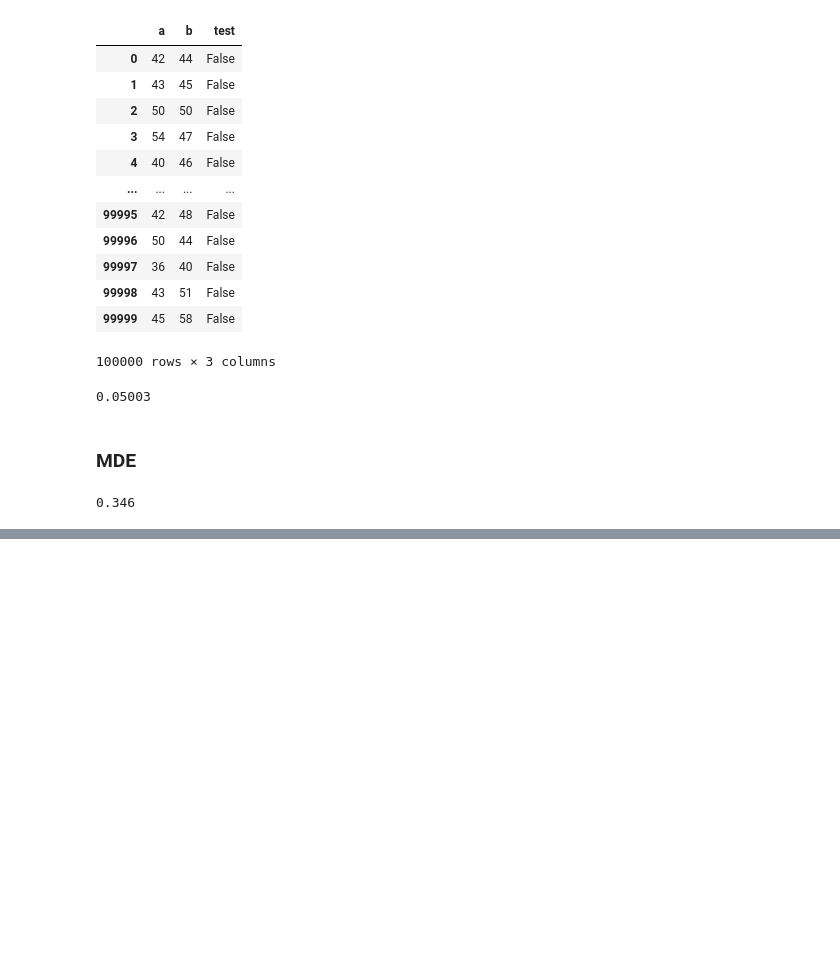
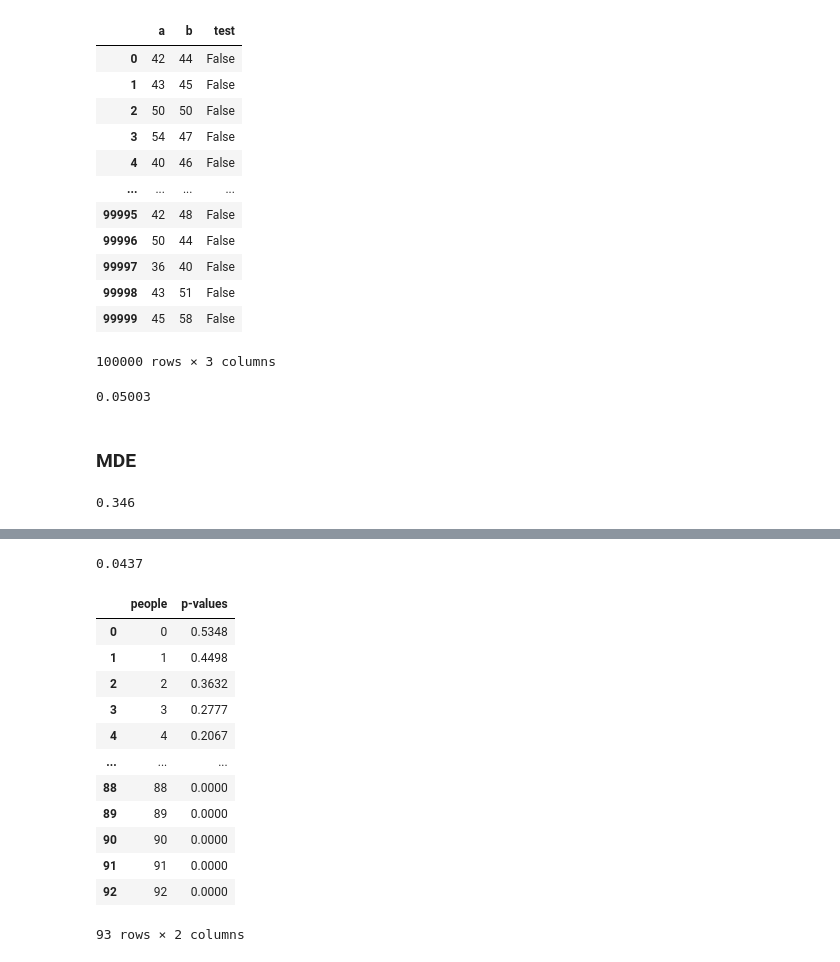
Before and after one commit to tandronaki/SQL, a Jupyter notebook: stepik/COURSE_AB_TESTS.ipynb, the cells around one changed output, grey strips where cells are left out. Drawn from its saved outputs; the diff is of its cells as text; code cells hidden in the pictures; blank space fills up the shorter version.

```diff
--- a/stepik/COURSE_AB_TESTS.ipynb
+++ b/stepik/COURSE_AB_TESTS.ipynb
@@ -407,0 +529,13 @@ df['test'].mean()
+# %%
+sample_size = 115 # клиентов надо будет опросить
+n = 10000
+result = []
+for i in range(n):
+    np.random.seed(i)
+    result.append(np.random.binomial(sample_size, 0.8))
+df = pd.DataFrame(result)
+df["dev"] = df[0] - sample_size * 0.8
+# %%
+(df["dev"] <= -8).mean() #p_value
+# %% [output]
+0.0437
@@ -407,0 +550,16 @@ df['test'].mean()
+# %%
+pvals
+# %% [output]
+|  | people | p-values |
+| 0 | 0 | 0.5348 |
+| 1 | 1 | 0.4498 |
+| 2 | 2 | 0.3632 |
+| 3 | 3 | 0.2777 |
+| 4 | 4 | 0.2067 |
+| ... | ... | ... |
+| 88 | 88 | 0.0000 |
+| 89 | 89 | 0.0000 |
+| 90 | 90 | 0.0000 |
+| 91 | 91 | 0.0000 |
+| 92 | 92 | 0.0000 |
+93 rows × 2 columns
```
Also changed, not shown: parts of 36 cells of this notebook, 8 other files.
